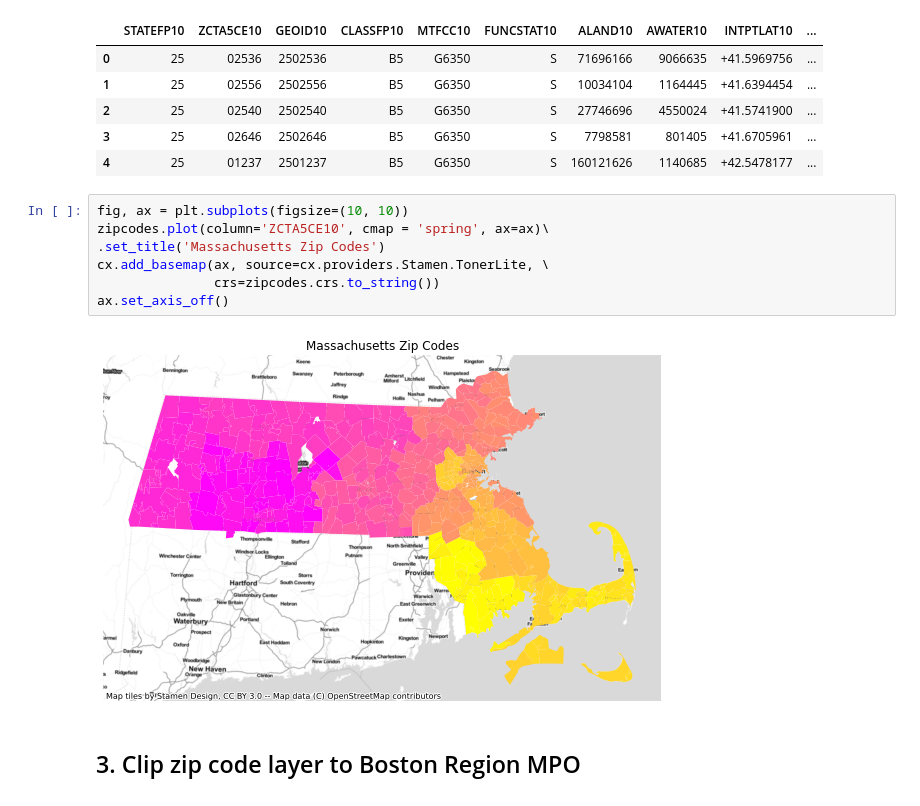
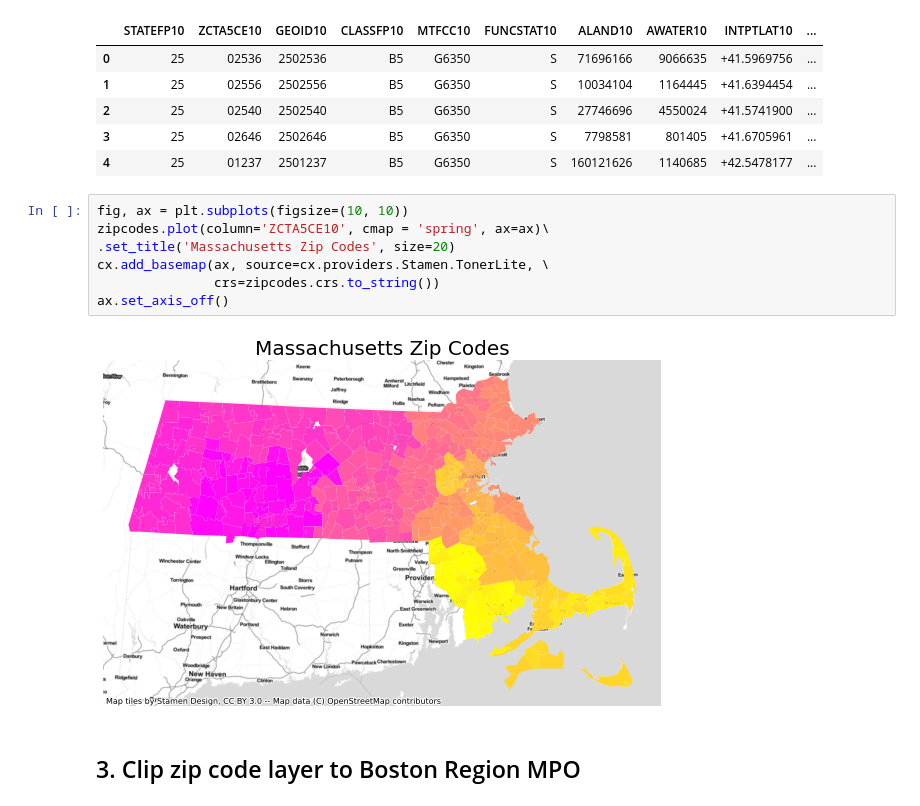
Before and after one commit to oreade01/UEP239_Final_Project, a Jupyter notebook: suitability.ipynb, the cells around one changed output. Saved outputs shown, nothing was run; the diff lists cells and outputs as text.

```diff
--- a/suitability.ipynb
+++ b/suitability.ipynb
@@ -46,12 +48,12 @@ zipcodes.head()
 # %%
 fig, ax = plt.subplots(figsize=(10, 10))
 zipcodes.plot(column='ZCTA5CE10', cmap = 'spring', ax=ax)\
-.set_title('Massachusetts Zip Codes')
+.set_title('Massachusetts Zip Codes', size=20)
 cx.add_basemap(ax, source=cx.providers.Stamen.TonerLite, \
                crs=zipcodes.crs.to_string())
 ax.set_axis_off()
 # %% [output]
-[figure, old version]
+[figure, new version]
 # %% [markdown]
 ## 3. Clip zip code layer to Boston Region MPO
 # %%
```
Also changed, not shown: parts of 15 cells of this notebook.
